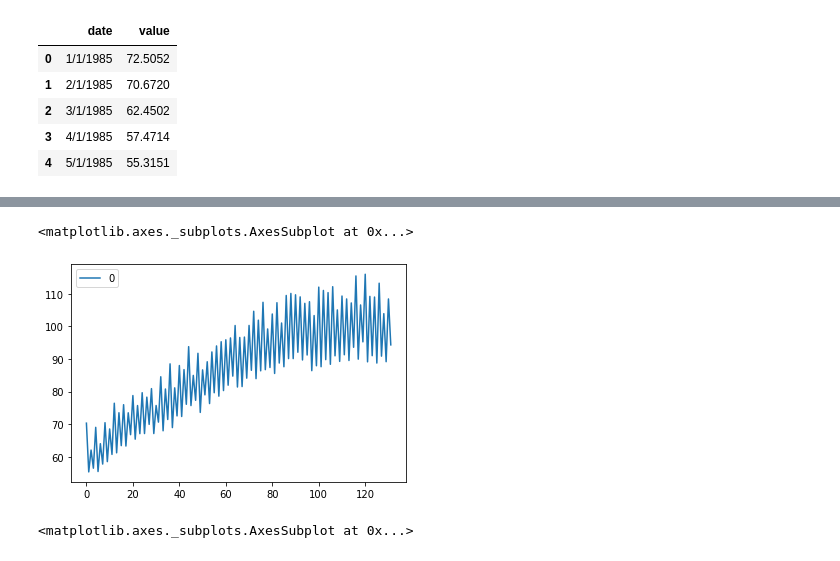
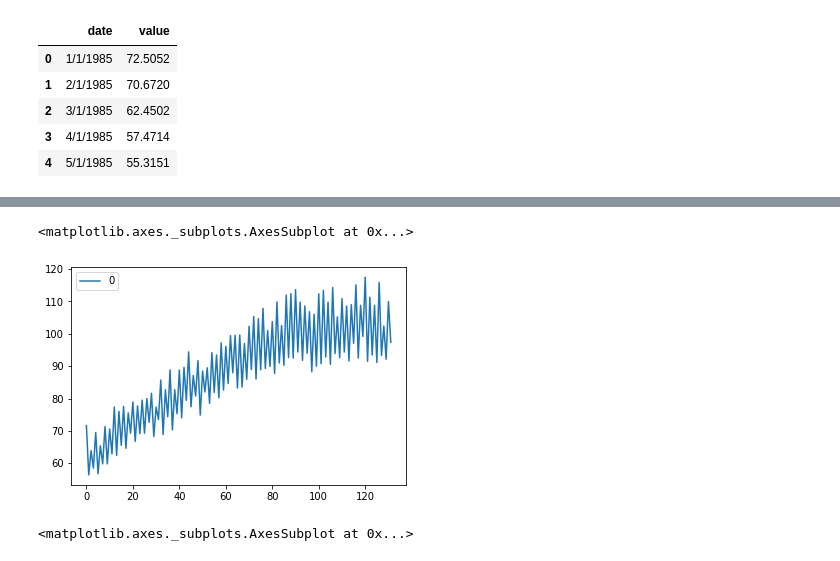
Before and after one commit to karthebans/Research, a Jupyter notebook: RNN_Time_series.ipynb, the cells around one changed output, grey strips where cells are left out. Drawn from its saved outputs; the diff is of its cells as text; code cells hidden in the pictures.

```diff
--- a/RNN_Time_series.ipynb
+++ b/RNN_Time_series.ipynb
@@ -119,5 +119,5 @@ model.add(SimpleRNN(100, activation='relu', input_shape=(length, n_features)))
 model.add(Dense(100, activation='relu', input_shape=(length, n_features)))
 model.add(Dense(1))
 model.compile(optimizer='adam', loss="mse")
-model.fit(generator)
+model.fit(generator, epochs=10)
 # %% [output]
@@ -128,10 +147,10 @@ model.save('model.h5')
 # %%
 pred = model.predict(generator)
 # %%
-pd.DataFrame(pred).
+pd.DataFrame(pred).plot()
 # %% [output]
 <matplotlib.axes._subplots.AxesSubplot at 0x...>
-[figure, old version]
+[figure, new version]
 # %%
 df.value.plot()
 # %% [output]
```
Also changed, not shown: parts of 10 cells of this notebook.
